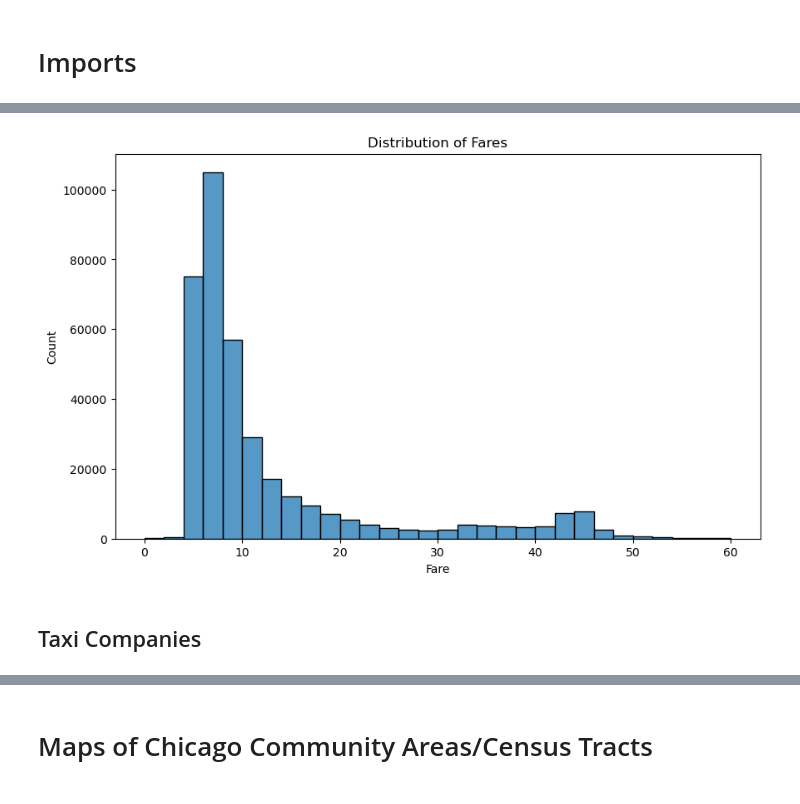
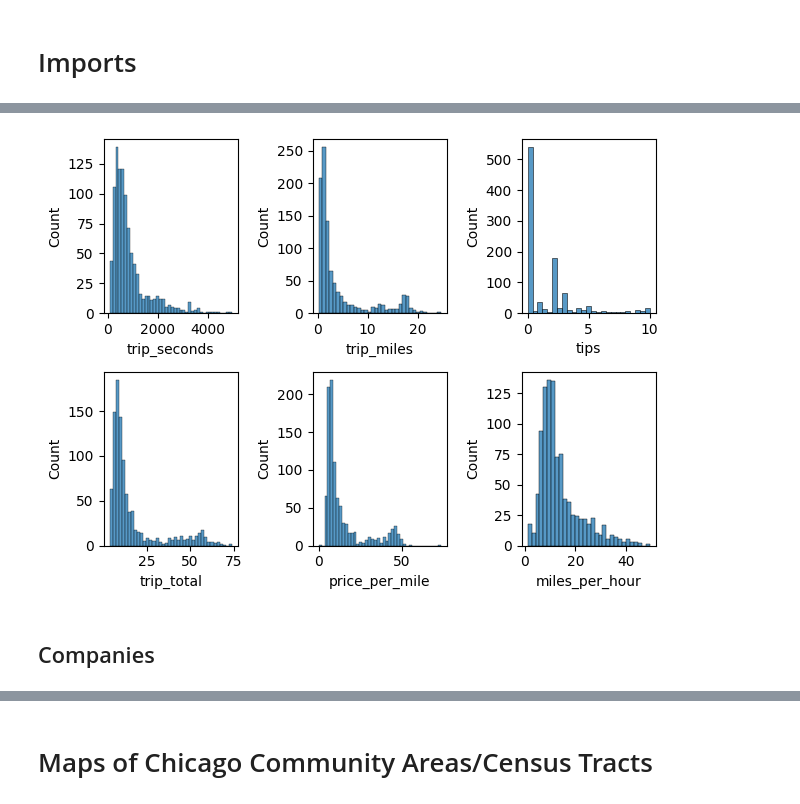
Before and after one commit to ltempfli/AAA-AIbertus-Magnus, a Jupyter notebook: tasks/02_Descriptive_Analytics.ipynb, the cells around one changed output, grey strips where cells are left out. Saved outputs shown, nothing was run; the diff lists cells and outputs as text; code cells hidden in the pictures.

```diff
--- a/tasks/02_Descriptive_Analytics.ipynb
+++ b/tasks/02_Descriptive_Analytics.ipynb
@@ -146,15 +56,20 @@ df[['fare']].describe()
-# %%
-# Plotting the distribution of the 'fare' column
-plt.figure(figsize=(10, 6))
-sns.histplot(df[df['fare'] <= 60]['fare'], bins=30)
-plt.title('Distribution of Fares')
-plt.xlabel('Fare')
-#plt.ylabel('Frequency')
-plt.show()
-# %% [output]
-[figure, removed]
+# %%
+fig, axes = plt.subplots(nrows=2, ncols=3)
+axes = axes.flatten()
+
+sns.histplot(df[df['trip_seconds'] <= 5000]["trip_seconds"].sample(1000), ax=axes[0])
+sns.histplot(df[df["trip_miles"] <= 25]["trip_miles"].sample(1000), ax=axes[1])
+sns.histplot(df[df["tips"] <= 10]["tips"].sample(1000), ax=axes[2])
+sns.histplot(df[df["trip_total"] <= 75]["trip_total"].sample(1000), ax=axes[3])
+sns.histplot(df[df["price_per_mile"] <= 75]["price_per_mile"].sample(1000), ax=axes[4])
+sns.histplot(df[df["miles_per_hour"] <= 50]["miles_per_hour"].sample(1000), ax=axes[5])
+
+plt.tight_layout()
+plt.show()
+# %% [output]
+[figure, added]
 # %% [markdown]
-## Taxi Companies
+## Companies
 # %%
 df['company'].value_counts()
 # %% [output]
```
Also changed, not shown: parts of 32 cells of this notebook.
